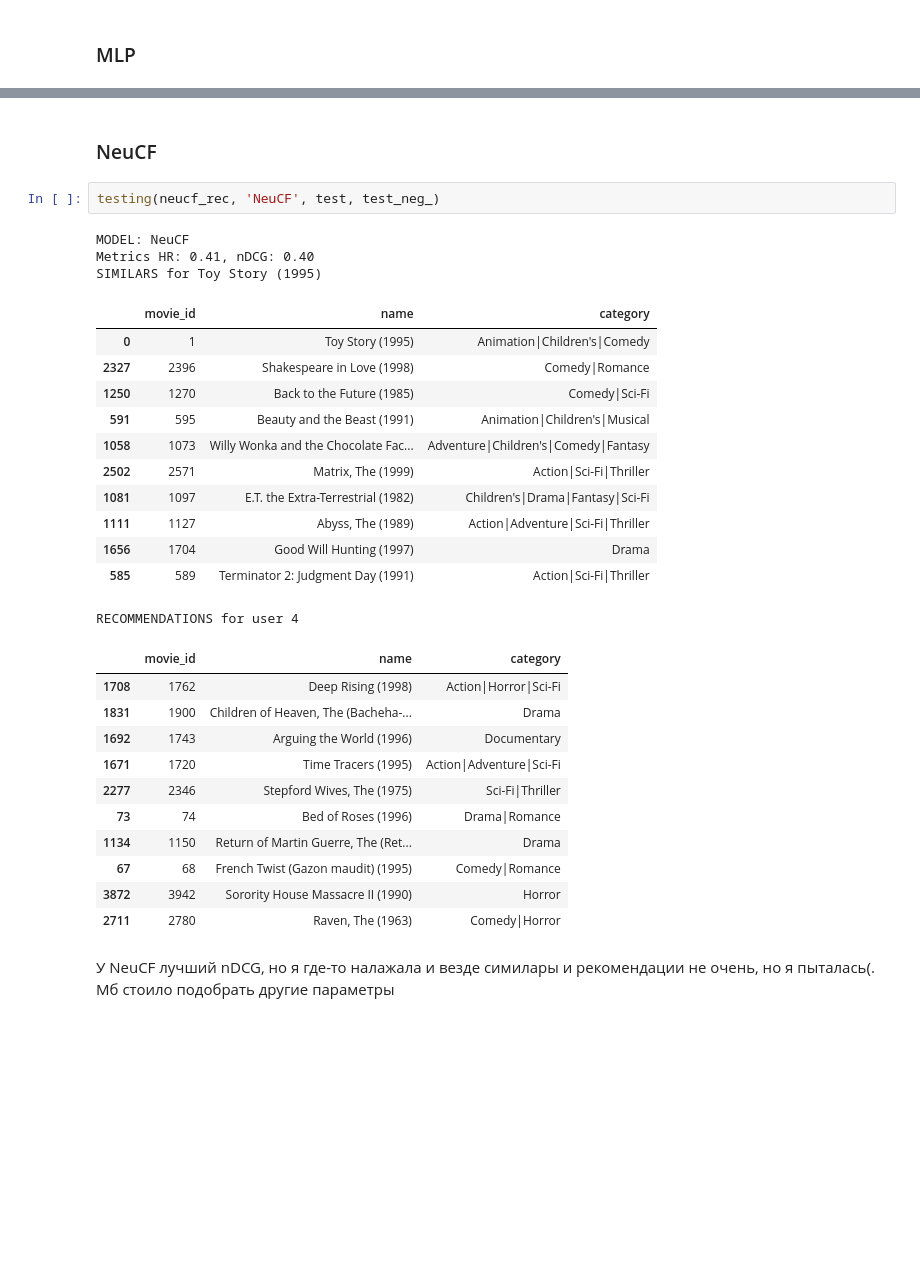
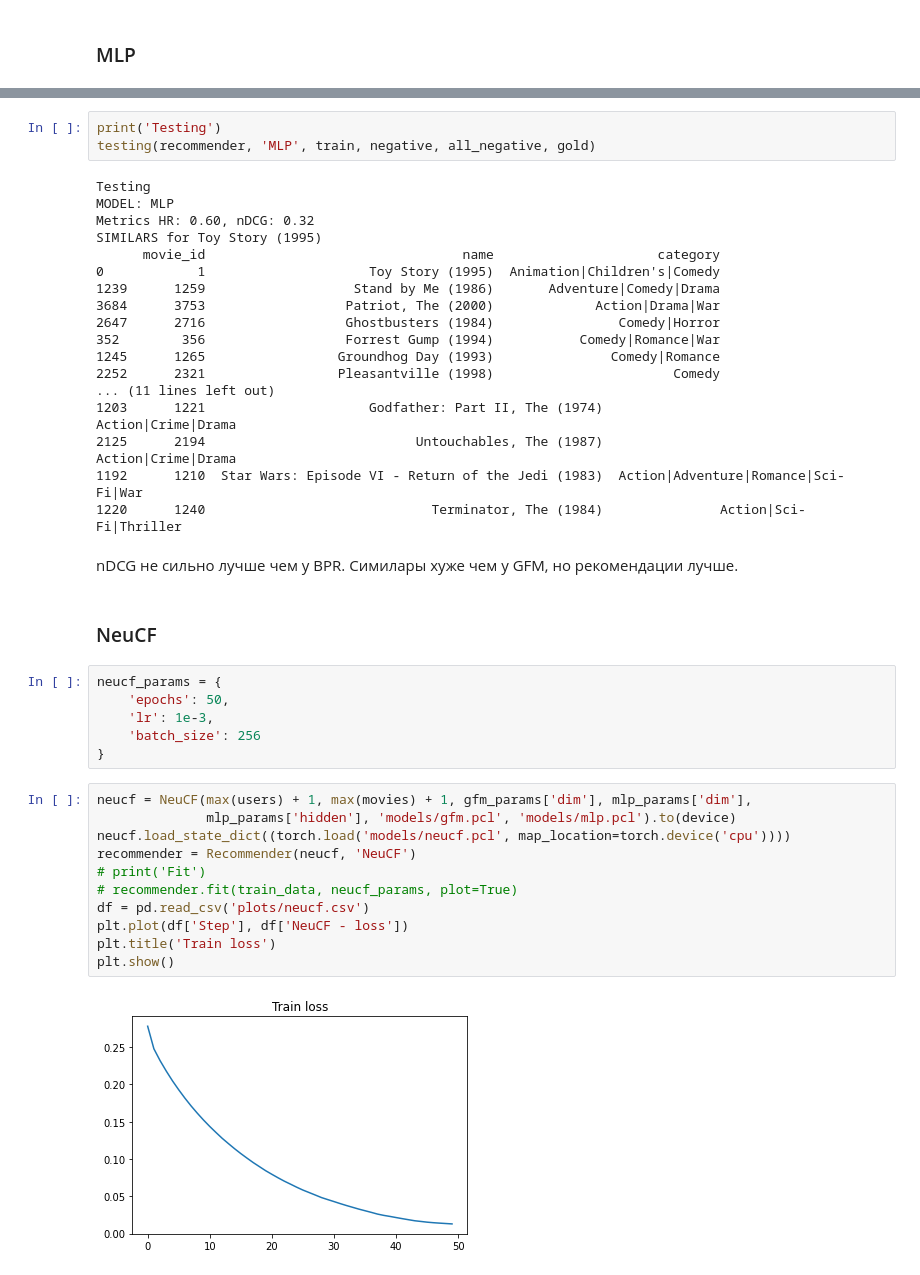
Before and after one commit to vysheslavova/RecSys, a Jupyter notebook: HW3.ipynb, the cells around one changed output, grey strips where cells are left out. Saved outputs shown, nothing was run; the diff lists cells and outputs as text; blank space fills up the shorter version.

```diff
--- a/HW3.ipynb
+++ b/HW3.ipynb
@@ -741,33 +251,44 @@ RECOMMENDATIONS for user 4
+# %%
+print('Testing')
+testing(recommender, 'MLP', train, negative, all_negative, gold)
+# %% [output]
+Testing
+MODEL: MLP
+Metrics HR: 0.60, nDCG: 0.32
+SIMILARS for Toy Story (1995)
+      movie_id                                 name                     category
+0            1                     Toy Story (1995)  Animation|Children's|Comedy
+1239      1259                   Stand by Me (1986)       Adventure|Comedy|Drama
+3684      3753                  Patriot, The (2000)             Action|Drama|War
+2647      2716                  Ghostbusters (1984)                Comedy|Horror
+352        356                  Forrest Gump (1994)           Comedy|Romance|War
+1245      1265                 Groundhog Day (1993)               Comedy|Romance
+2252      2321                 Pleasantville (1998)                       Comedy
+... (11 lines left out)
+1203      1221                     Godfather: Part II, The (1974)                   Action|Crime|Drama
+2125      2194                           Untouchables, The (1987)                   Action|Crime|Drama
+1192      1210  Star Wars: Episode VI - Return of the Jedi (1983)  Action|Adventure|Romance|Sci-Fi|War
+1220      1240                             Terminator, The (1984)               Action|Sci-Fi|Thriller
+# %% [markdown]
+nDCG не сильно лучше чем у BPR. Cимилары хуже чем у GFM, но рекомендации лучше.
 # %% [markdown]
 ### NeuCF
-# %%
-testing(neucf_rec, 'NeuCF', test, test_neg_)
-# %% [output]
-MODEL: NeuCF
-Metrics HR: 0.41, nDCG: 0.40
-SIMILARS for Toy Story (1995)
-|  | movie_id | name | category |
-| 0 | 1 | Toy Story (1995) | Animation|Children's|Comedy |
-| 2327 | 2396 | Shakespeare in Love (1998) | Comedy|Romance |
-| 1250 | 1270 | Back to the Future (1985) | Comedy|Sci-Fi |
-| 591 | 595 | Beauty and the Beast (1991) | Animation|Children's|Musical |
-| 1058 | 1073 | Willy Wonka and the Chocolate Fac... | Adventure|Children's|Comedy|Fantasy |
-| 2502 | 2571 | Matrix, The (1999) | Action|Sci-Fi|Thriller |
-| 1081 | 1097 | E.T. the Extra-Terrestrial (1982) | Children's|Drama|Fantasy|Sci-Fi |
-| 1111 | 1127 | Abyss, The (1989) | Action|Adventure|Sci-Fi|Thriller |
-| 1656 | 1704 | Good Will Hunting (1997) | Drama |
-| 585 | 589 | Terminator 2: Judgment Day (1991) | Action|Sci-Fi|Thriller |
-RECOMMENDATIONS for user 4
-|  | movie_id | name | category |
-| 1708 | 1762 | Deep Rising (1998) | Action|Horror|Sci-Fi |
-| 1831 | 1900 | Children of Heaven, The (Bacheha-... | Drama |
-| 1692 | 1743 | Arguing the World (1996) | Documentary |
-| 1671 | 1720 | Time Tracers (1995) | Action|Adventure|Sci-Fi |
-| 2277 | 2346 | Stepford Wives, The (1975) | Sci-Fi|Thriller |
-| 73 | 74 | Bed of Roses (1996) | Drama|Romance |
-| 1134 | 1150 | Return of Martin Guerre, The (Ret... | Drama |
-| 67 | 68 | French Twist (Gazon maudit) (1995) | Comedy|Romance |
-| 3872 | 3942 | Sorority House Massacre II (1990) | Horror |
-| 2711 | 2780 | Raven, The (1963) | Comedy|Horror |
-# %% [markdown]
-У NeuCF лучший nDCG, но я где-то налажала и везде симилары и рекомендации не очень, но я пыталась(.  Мб стоило подобрать другие параметры
+# %%
+neucf_params = {
+    'epochs': 50,
+    'lr': 1e-3,
+    'batch_size': 256
+}
+# %%
+neucf = NeuCF(max(users) + 1, max(movies) + 1, gfm_params['dim'], mlp_params['dim'],
+              mlp_params['hidden'], 'models/gfm.pcl', 'models/mlp.pcl').to(device)
+neucf.load_state_dict((torch.load('models/neucf.pcl', map_location=torch.device('cpu'))))
+recommender = Recommender(neucf, 'NeuCF')
+# print('Fit')
+# recommender.fit(train_data, neucf_params, plot=True)
+df = pd.read_csv('plots/neucf.csv')
+plt.plot(df['Step'], df['NeuCF - loss'])
+plt.title('Train loss')
+plt.show()
+# %% [output]
+[figure, added]
```
Also changed, not shown: parts of 87 cells of this notebook, 1 other file.
